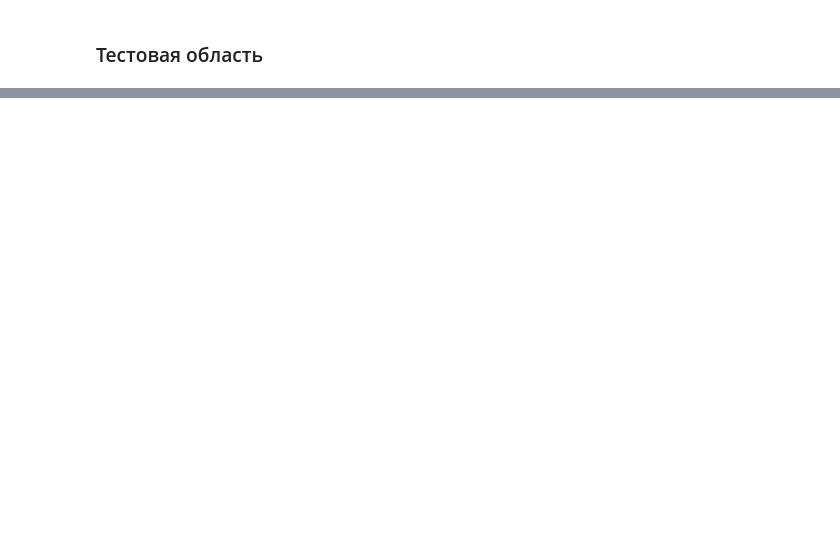
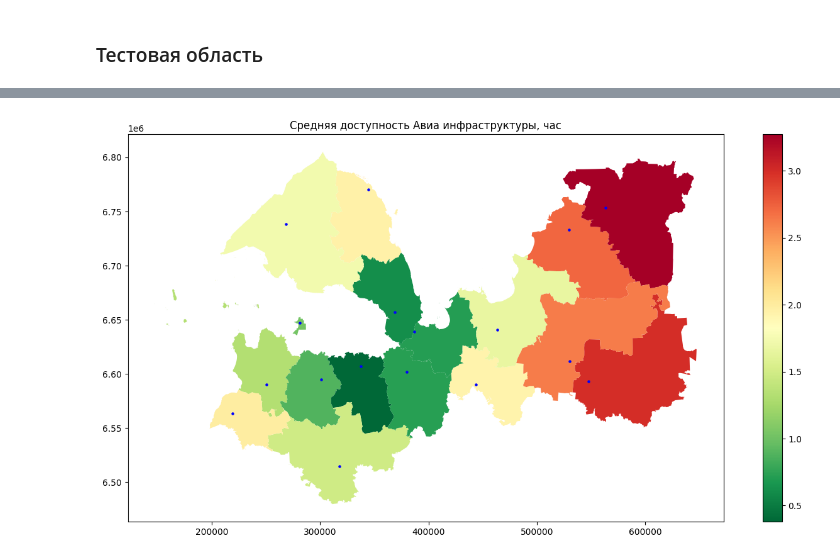
Before and after one commit to alexandermorozzov/transport_frames, a Jupyter notebook: Roma/Средняя доступность.ipynb, the cells around one changed output, grey strips where cells are left out. Saved outputs shown, nothing was run; the diff lists cells and outputs as text; code cells hidden in the pictures; blank space fills up the shorter version.

```diff
--- a/Roma/Средняя доступность.ipynb
+++ b/Roma/Средняя доступность.ipynb
@@ -571,3 +904,6 @@ relult_regstatus_spb_fuel_jd.rename(columns={
 relult_regstatus_spb_fuel_jd.set_index('index', inplace=True)
 # %%
 relult_regstatus_spb_fuel_jd.to_csv('data/csv/relult_regstatus_spb_gas_rr.csv')
+# %%
+fly_gdf = gpd.read_file('data/geojsons/pulkovo.geojson').to_crs(epsg=32636)
+ports_gdf = gpd.read_file('data/geojsons/marine_ports1.geojson').to_crs(epsg=32636)
@@ -573,0 +926,5 @@ relult_regstatus_spb_fuel_jd.to_csv('data/csv/relult_regstatus_spb_gas_rr.csv')
+# %%
+gdf_lines_avia['maxspeed'] = gdf_lines_avia['maxspeed'].replace('nan', np.nan)
+gdf_lines_avia['maxspeed'] = gdf_lines_avia['maxspeed'].fillna(60)
+gdf_lines_avia['time_min'] = (gdf_lines_avia['length_meter'].astype(float)/1000) / (gdf_lines_avia['maxspeed'].astype(float))
+gdf_lines_avia[gdf_lines_avia['highway'] == 'living_street']
@@ -573,0 +1003,39 @@ relult_regstatus_spb_fuel_jd.to_csv('data/csv/relult_regstatus_spb_gas_rr.csv')
+# %%
+# Объединение DataFrame
+result_path_length_avia.reset_index(inplace=True)
+merged = pd.merge(
+    gdf_18_points,
+    result_path_length_avia,
+    left_on=['name'],
+    right_on=['index'],
+    how='left'
+)
+
+merged_full = pd.merge(
+    gdf_polygon[['name', 'geometry']],
+    merged,
+    left_on=['name'],
+    right_on=['municipal district'],
+    how='left'
+)
+
+# Преобразование в GeoDataFrame
+gdf_merged_full = gpd.GeoDataFrame(merged_full, geometry='geometry_x')
+
+# Установка координатной системы
+gdf_merged_full.crs = gdf_polygon.crs
+# %%
+fig, ax = plt.subplots(1, 1, figsize=(16, 8))
+
+# Отображение полигонов с цветами, зависящими от столбца 'min_distance'
+gdf_merged_full.to_crs(epsg=32636).plot(column='min_distance', cmap='RdYlGn_r', ax=ax, legend=True)
+# Отображение точек
+gdf_merged_full.geometry_y.plot(ax=ax, color='blue', markersize=5)
+# Добавление легенды
+plt.title('Средняя доступность Авиа инфраструктуры, час')
+# Сохранение картинки
+plt.savefig('data/png/Средняя доступность Авиа инфраструктуры, час.png', dpi=600)
+# Отображение карты
+plt.show()
+# %% [output]
+[figure, added]
```
Also changed, not shown: parts of 54 cells of this notebook, 1 other file.
